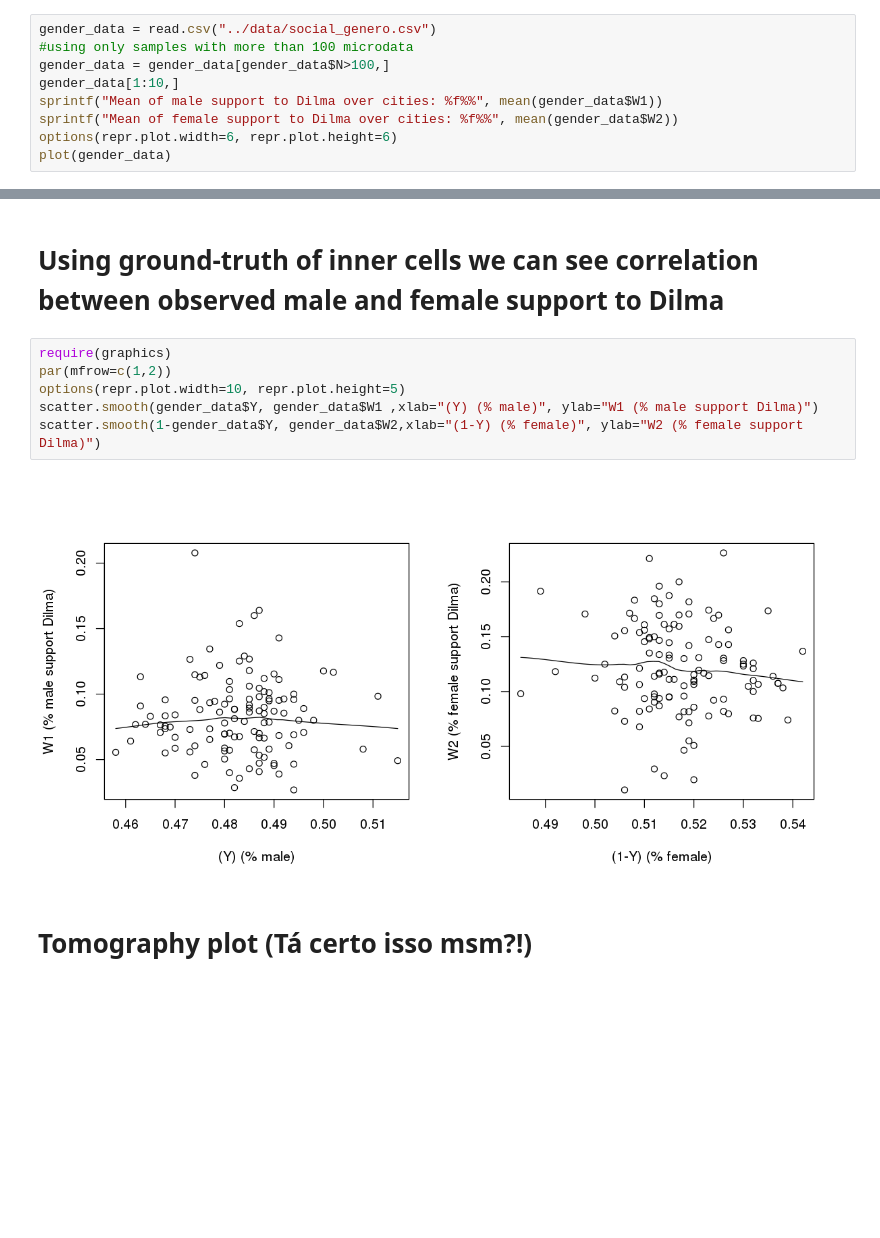
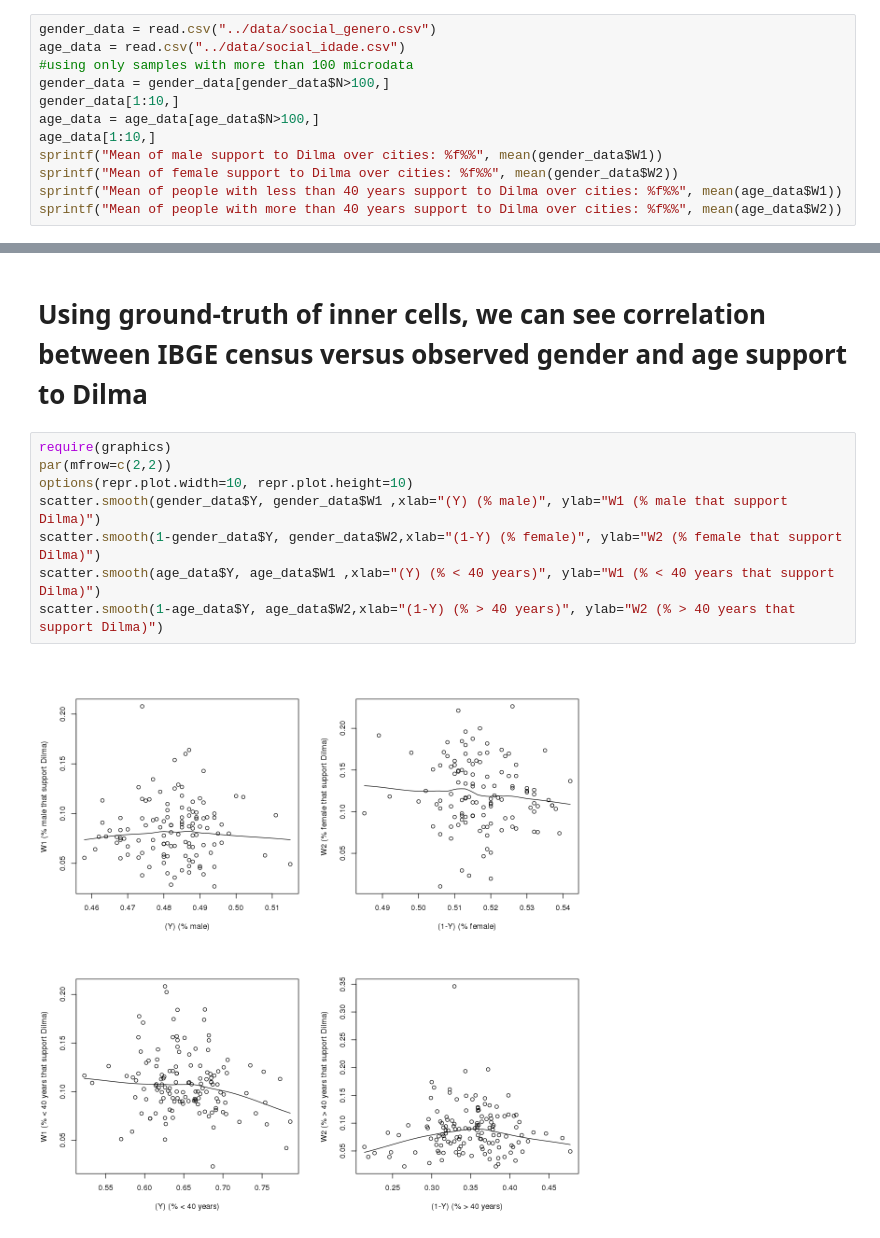
Before and after one commit to Guzpenha/Ecological-Inference-on-social-data, a Jupyter notebook: experiments/1 - Data exploration .ipynb, the cells around one changed output, grey strips where cells are left out. Saved outputs shown, nothing was run; the diff lists cells and outputs as text; blank space fills up the shorter version.

```diff
--- a/experiments/1 - Data exploration .ipynb
+++ b/experiments/1 - Data exploration .ipynb
@@ -3,12 +19,15 @@
 # %%
 gender_data = read.csv("../data/social_genero.csv")
+age_data = read.csv("../data/social_idade.csv")
 #using only samples with more than 100 microdata
 gender_data = gender_data[gender_data$N>100,]
 gender_data[1:10,]
+age_data = age_data[age_data$N>100,]
+age_data[1:10,]
 sprintf("Mean of male support to Dilma over cities: %f%%", mean(gender_data$W1))
 sprintf("Mean of female support to Dilma over cities: %f%%", mean(gender_data$W2))
-options(repr.plot.width=6, repr.plot.height=6)
-plot(gender_data)
+sprintf("Mean of people with less than 40 years support to Dilma over cities: %f%%", mean(age_data$W1))
+sprintf("Mean of people with more than 40 years support to Dilma over cities: %f%%", mean(age_data$W2))
 # %% [output]
 |  | MUNICIPIO | Y | X | W1 | W2 | N |
 | 1 | Rio de Janeiro | 0.468 | 0.1103315 | 0.0956015 | 0.1260355 | 13967 |
@@ -44,12 +84,12 @@ abline(fit)
 # %% [markdown]
-# Using ground-truth of inner cells we can see correlation between observed male and female support to Dilma
+# Using ground-truth of inner cells, we can see correlation between IBGE census versus observed gender and age support to Dilma
 # %%
 require(graphics)
-par(mfrow=c(1,2))
-options(repr.plot.width=10, repr.plot.height=5)
-scatter.smooth(gender_data$Y, gender_data$W1 ,xlab="(Y) (% male)", ylab="W1 (% male support Dilma)")
-scatter.smooth(1-gender_data$Y, gender_data$W2,xlab="(1-Y) (% female)", ylab="W2 (% female support Dilma)")
+par(mfrow=c(2,2))
+options(repr.plot.width=10, repr.plot.height=10)
+scatter.smooth(gender_data$Y, gender_data$W1 ,xlab="(Y) (% male)", ylab="W1 (% male that support Dilma)")
+scatter.smooth(1-gender_data$Y, gender_data$W2,xlab="(1-Y) (% female)", ylab="W2 (% female that support Dilma)")
+scatter.smooth(age_data$Y, age_data$W1 ,xlab="(Y) (% < 40 years)", ylab="W1 (% < 40 years that support Dilma)")
+scatter.smooth(1-age_data$Y, age_data$W2,xlab="(1-Y) (% > 40 years)", ylab="W2 (% > 40 years that support Dilma)")
 # %% [output]
-[figure, old version]
+[figure, new version]
-# %% [markdown]
-# Tomography plot (Tá certo isso msm?!)
```
Also changed, not shown: parts of 11 cells of this notebook, 4 other files.
